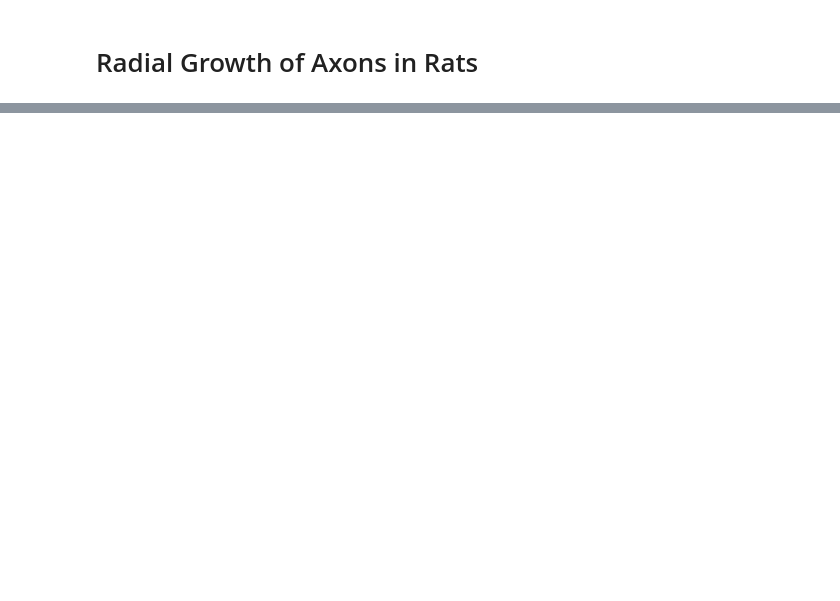
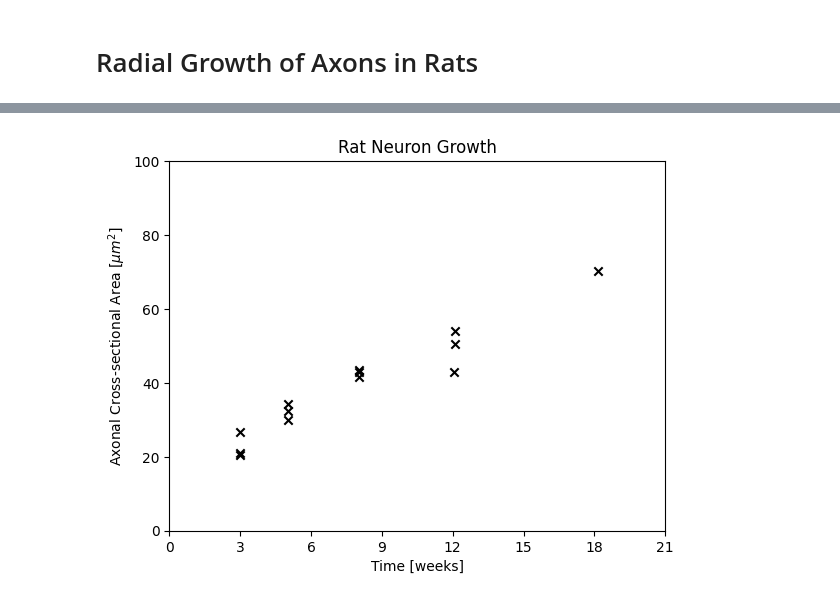
Before and after one commit to sbringman/CompPhysSummer, a Jupyter notebook: FinalProject.ipynb, the cells around one changed output, grey strips where cells are left out. Cells and saved outputs as stored; diff of their text form; code cells hidden in the pictures; blank space fills up the shorter version.

```diff
--- a/FinalProject.ipynb
+++ b/FinalProject.ipynb
@@ -130,0 +155,25 @@ The height decreases as the variance increases. This is because the Gaussians ar
+# %%
+time_area_filepath = "./data/time_area_(Hoff.85)"
+time_area_df = pd.read_csv(time_area_filepath,
+                           delimiter=",",
+                           skiprows=1,
+                           dtype="float",
+                           names=["Time (weeks)", "Cross-sectional Area [um^2]"])
+
+axon_times = time_area_df["Time (weeks)"]
+axon_cs_area = time_area_df["Cross-sectional Area [um^2]"]
+
+plt.scatter(axon_times, axon_cs_area, marker="x", c="k")
+
+plt.title("Rat Neuron Growth")
+plt.xlabel("Time [weeks]")
+plt.ylabel("Axonal Cross-sectional Area [$\mu m^2$]")
+
+plt.xlim(0, 21)
+plt.ylim(0, 100)
+
+plt.xticks(np.arange(0, 23, 3))
+
+plt.show()
+# %% [output]
+[figure, added]
```
Also changed, not shown: parts of 3 cells of this notebook, 2 other files.
